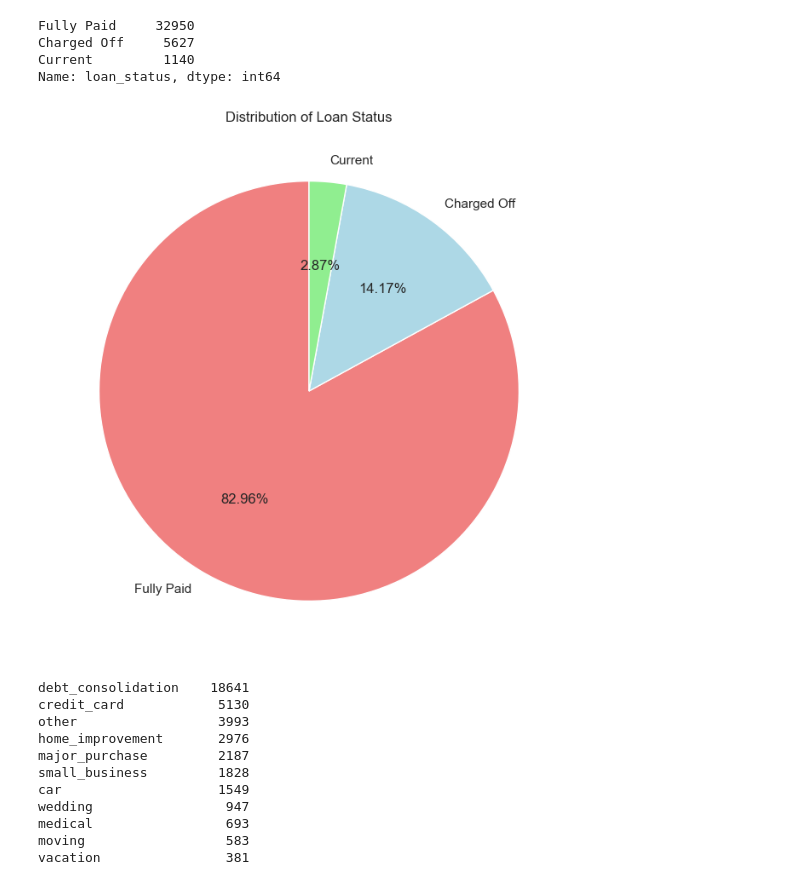
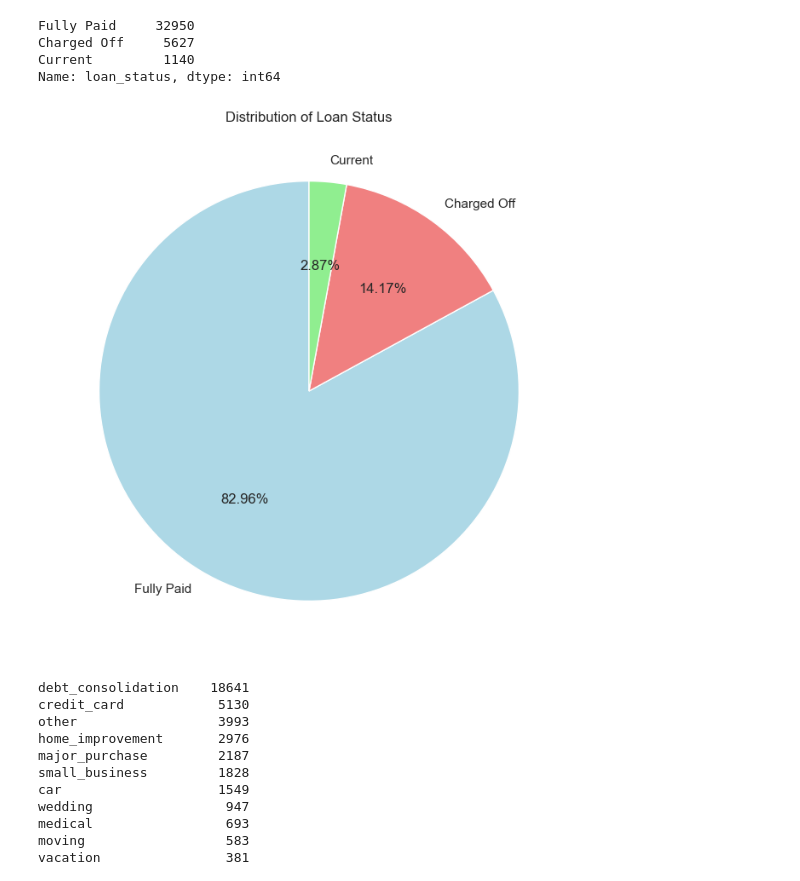
Before and after one commit to likith2201/BankLoanCaseStudy_Project, a Jupyter notebook: BankingLoanCaseStudy.ipynb, the cells around one changed output. Cells and saved outputs as stored; diff of their text form; code cells hidden in the pictures.

Commit message:
Updated the file with all the plots and color schema

```diff
--- a/BankingLoanCaseStudy.ipynb
+++ b/BankingLoanCaseStudy.ipynb
@@ -258,14 +258,14 @@ Name: loan_status, dtype: int64
 # %%
 sns.set(style="whitegrid")
 
 
 plt.figure(figsize=(8, 8))
 loan_status_counts = loandf['loan_status'].value_counts()
-plt.pie(loan_status_counts, labels=loan_status_counts.index, autopct='%1.2f%%', startangle=90, colors=['lightcoral', 'lightblue','lightgreen'])
+plt.pie(loan_status_counts, labels=loan_status_counts.index, autopct='%1.2f%%', startangle=90, colors=[ 'lightblue','lightcoral','lightgreen'])
 plt.title('Distribution of Loan Status')
 plt.show()
 # %% [output]
-[figure, old version]
+[figure, new version]
 # %%
 loandf['purpose'].value_counts()
 # %% [output]
```
Also changed, not shown: parts of 4 cells of this notebook.
